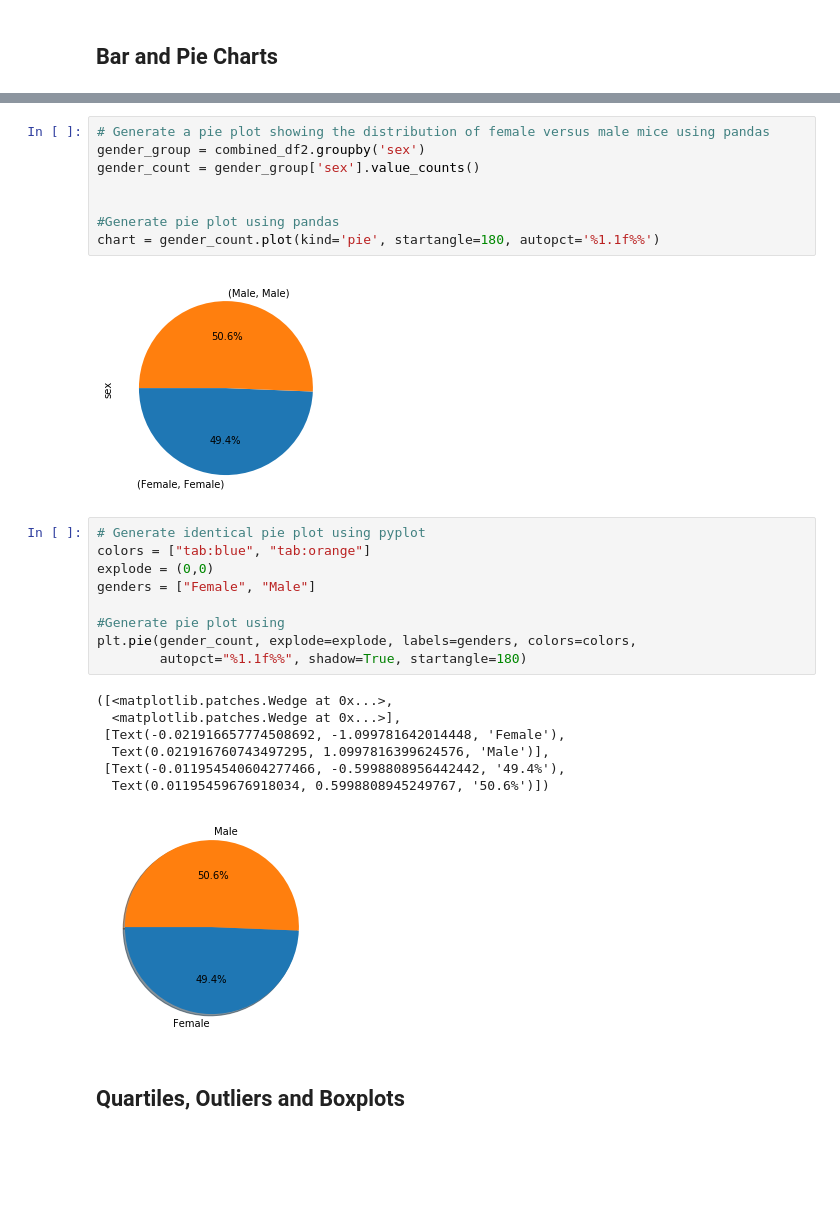
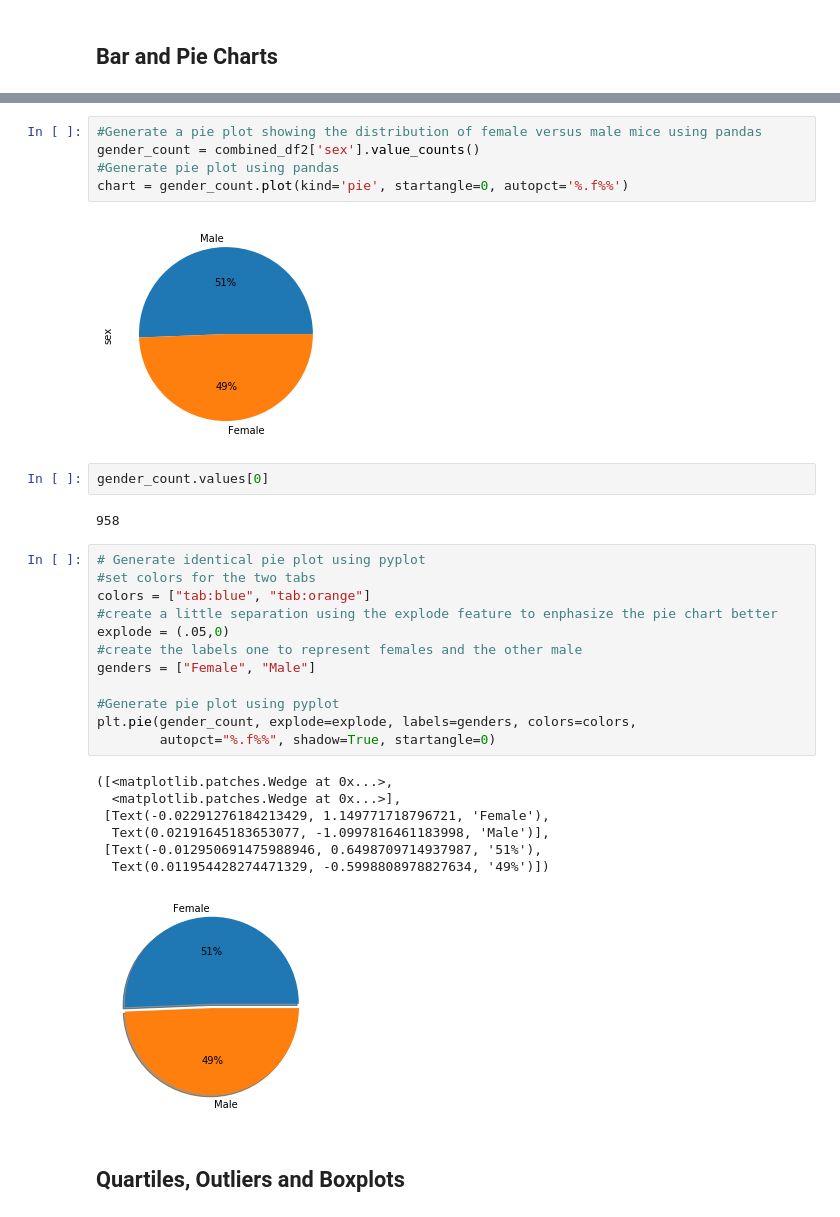
Before and after one commit to matteo005/MatPlotLib_HW, a Jupyter notebook: pymaceuticals_starter.ipynb, the cells around one changed output, grey strips where cells are left out. Cells and saved outputs as stored; diff of their text form; blank space fills up the shorter version.

```diff
--- a/pymaceuticals_starter.ipynb
+++ b/pymaceuticals_starter.ipynb
@@ -168,31 +175,35 @@ plt.xticks(rotation=90)
 ([0, 1, 2, 3, 4, 5, 6, 7, 8, 9], <a list of 10 Text xticklabel objects>)
 [figure]
 # %%
-# Generate a pie plot showing the distribution of female versus male mice using pandas
-gender_group = combined_df2.groupby('sex')
-gender_count = gender_group['sex'].value_counts()
-
-
+#Generate a pie plot showing the distribution of female versus male mice using pandas
+gender_count = combined_df2['sex'].value_counts()
 #Generate pie plot using pandas
-chart = gender_count.plot(kind='pie', startangle=180, autopct='%1.1f%%')
+chart = gender_count.plot(kind='pie', startangle=0, autopct='%.f%%')
 # %% [output]
-[figure, old version]
+[figure, new version]
+# %%
+gender_count.values[0]
+# %% [output]
+958
 # %%
 # Generate identical pie plot using pyplot
+#set colors for the two tabs
 colors = ["tab:blue", "tab:orange"]
-explode = (0,0)
+#create a little separation using the explode feature to enphasize the pie chart better
+explode = (.05,0)
+#create the labels one to represent females and the other male
 genders = ["Female", "Male"]
 
-#Generate pie plot using
+#Generate pie plot using pyplot
 plt.pie(gender_count, explode=explode, labels=genders, colors=colors,
-        autopct="%1.1f%%", shadow=True, startangle=180)
+        autopct="%.f%%", shadow=True, startangle=0)
 # %% [output]
 ([<matplotlib.patches.Wedge at 0x...>,
   <matplotlib.patches.Wedge at 0x...>],
- [Text(-0.021916657774508692, -1.099781642014448, 'Female'),
-  Text(0.021916760743497295, 1.0997816399624576, 'Male')],
- [Text(-0.011954540604277466, -0.5998808956442442, '49.4%'),
-  Text(0.01195459676918034, 0.5998808945249767, '50.6%')])
+ [Text(-0.02291276184213429, 1.149771718796721, 'Female'),
+  Text(0.02191645183653077, -1.0997816461183998, 'Male')],
+ [Text(-0.012950691475988946, 0.6498709714937987, '51%'),
+  Text(0.011954428274471329, -0.5998808978827634, '49%')])
-[figure, old version]
+[figure, new version]
 # %% [markdown]
 ## Quartiles, Outliers and Boxplots
```
Also changed, not shown: parts of 10 cells of this notebook.
